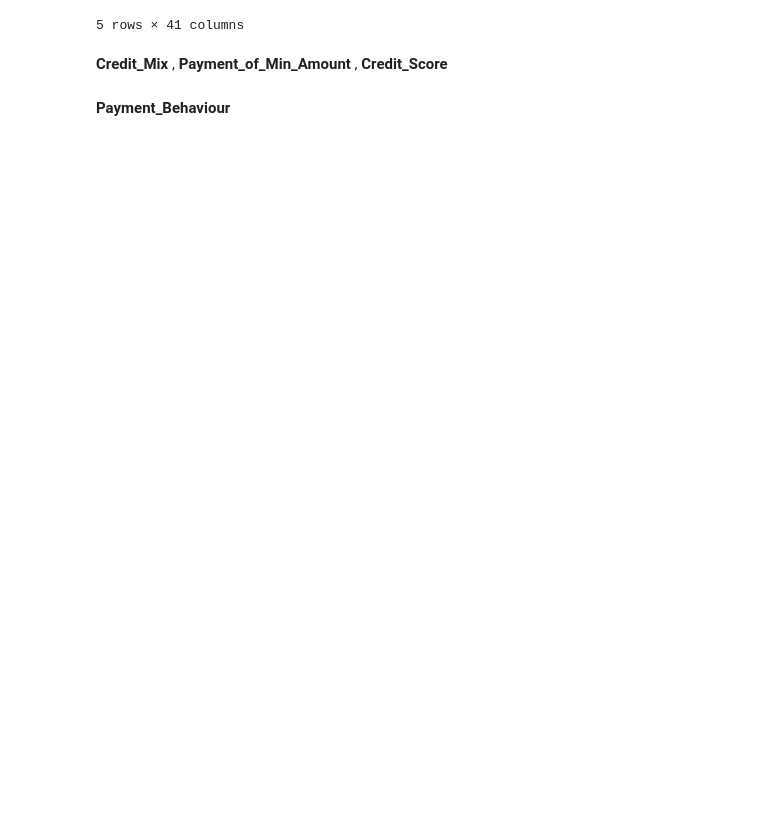
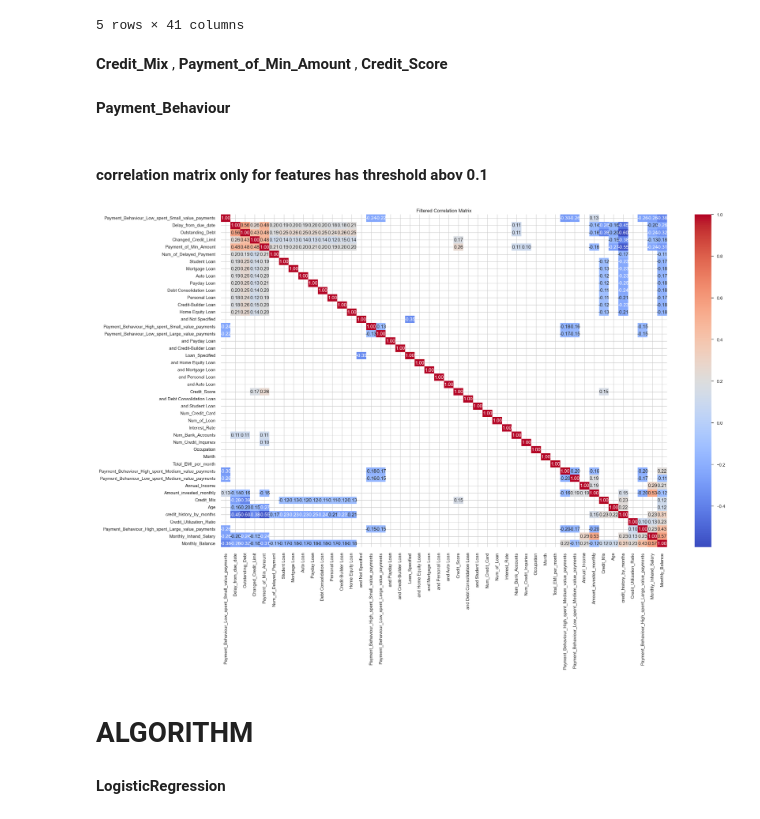
Before and after one commit to ishamel101/Credit-Score-Classification, a Jupyter notebook: Credit Score Classification.ipynb, the cells around one changed output. Cells and saved outputs as stored; diff of their text form; code cells hidden in the pictures; blank space fills up the shorter version.

```diff
--- a/Credit Score Classification.ipynb
+++ b/Credit Score Classification.ipynb
@@ -950,3 +953,28 @@ def one_hot(df, column):
 # %%
 data_training = one_hot(data_training,'Payment_Behaviour')
 data_testing = one_hot(data_testing,'Payment_Behaviour')
+# %% [markdown]
+#### **correlation matrix only for features has threshold abov 0.1**
+# %%
+# Compute the correlation matrix
+corr_matrix = data_training.corr()
+
+# Use hierarchical clustering to reorder the correlation matrix
+corr_linkage = linkage(corr_matrix, method='average')
+dendro = dendrogram(corr_linkage, labels=corr_matrix.columns, no_plot=True)
+ordered_columns = dendro['ivl']
+ordered_corr_matrix = corr_matrix.loc[ordered_columns, ordered_columns]
+
+# Filter the correlations by a threshold
+threshold = 0.1
+filtered_corr_matrix = ordered_corr_matrix[ordered_corr_matrix.abs() > threshold]
+
+# Create the heatmap
+plt.figure(figsize=(25, 15))
+sns.heatmap(filtered_corr_matrix, annot=True, fmt='.2f', cmap='coolwarm', mask=filtered_corr_matrix.isnull())
+plt.title('Filtered Correlation Matrix')
+plt.show()
+# %% [output]
+[figure, added]
+# %% [markdown]
+# ALGORITHM
@@ -952,0 +998,2 @@ data_testing = one_hot(data_testing,'Payment_Behaviour')
+# %% [markdown]
+**LogisticRegression**
```
Also changed, not shown: parts of 5 cells of this notebook.
